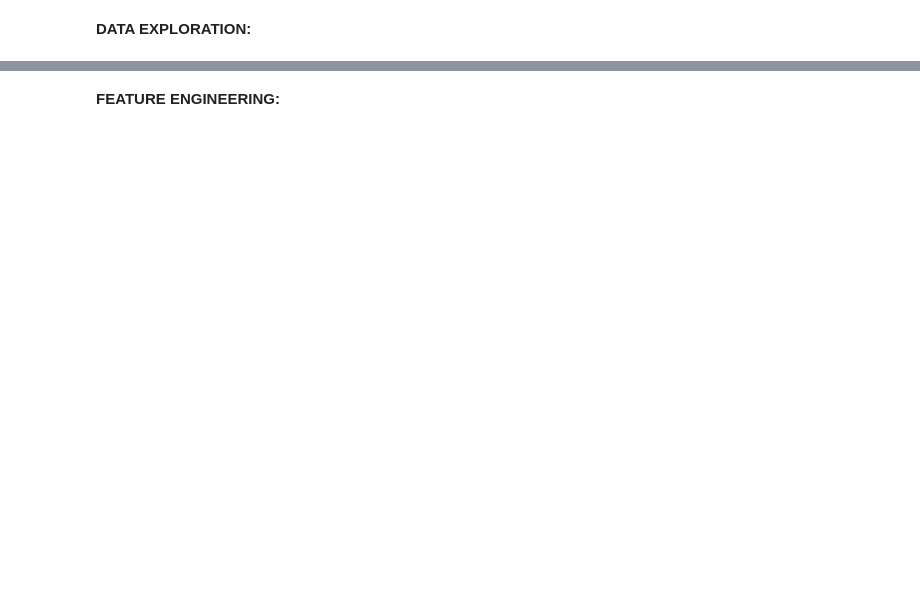
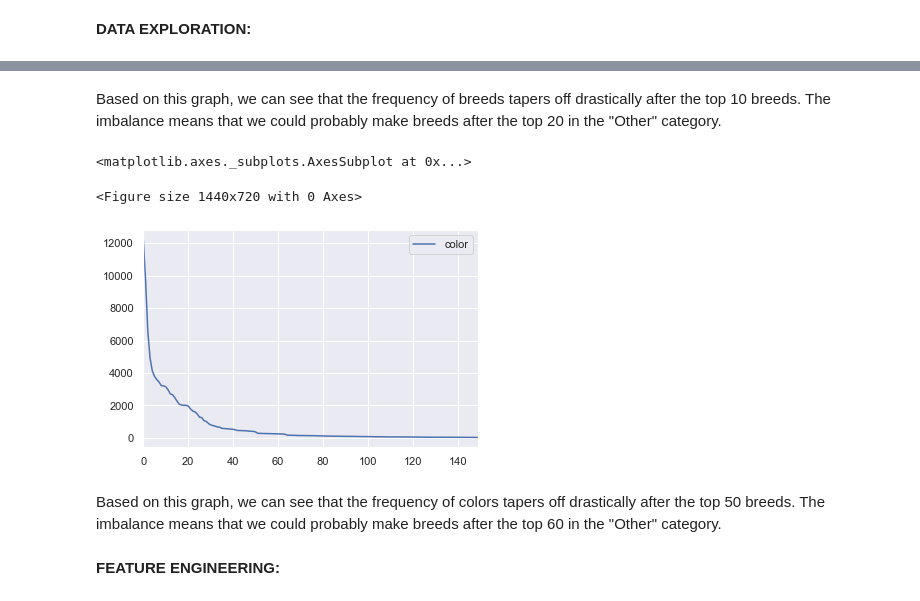
Before and after one commit to melanie-klock/data_analytics_proj, a Jupyter notebook: animal shelter analysis.ipynb, the cells around one changed output, grey strips where cells are left out. Saved outputs shown, nothing was run; the diff lists cells and outputs as text; code cells hidden in the pictures; blank space fills up the shorter version.

```diff
--- a/animal shelter analysis.ipynb
+++ b/animal shelter analysis.ipynb
@@ -114,2 +157,14 @@ some interesting exploration ideas:<br>
+# %% [markdown]
+Based on this graph, we can see that the frequency of breeds tapers off drastically after the top 10 breeds. The imbalance means that we could probably make breeds after the top 20 in the "Other" category.
+# %%
+colors = pd.DataFrame(clean_data['color'].value_counts()).reset_index()
+plt.figure(figsize=(20,10))
+colors.iloc[:150].plot()
+# %% [output]
+<matplotlib.axes._subplots.AxesSubplot at 0x...>
+<Figure size 1440x720 with 0 Axes>
+[figure, added]
+# %% [markdown]
+Based on this graph, we can see that the frequency of colors tapers off drastically after the top 50 breeds. The imbalance means that we could probably make breeds after the top 60 in the "Other" category.
 # %% [markdown]
 <b> FEATURE ENGINEERING: </b>
```
Also changed, not shown: parts of 49 cells of this notebook.
